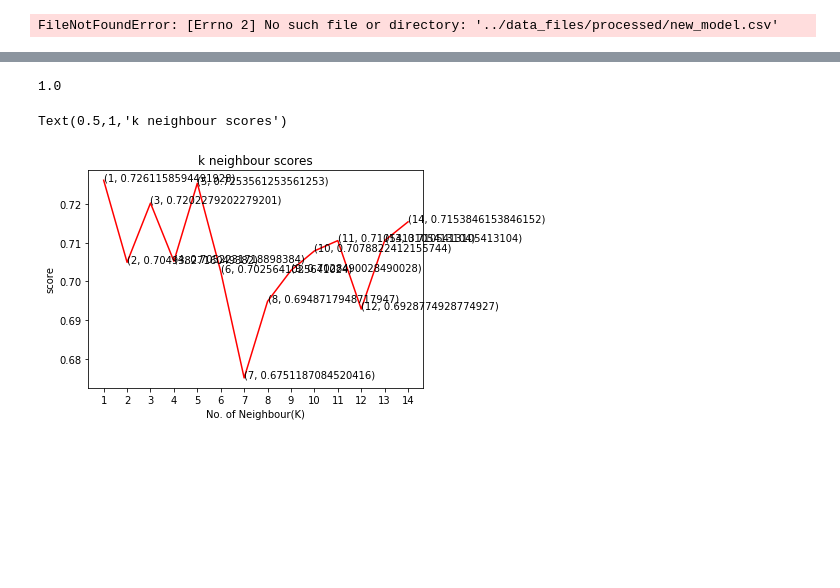
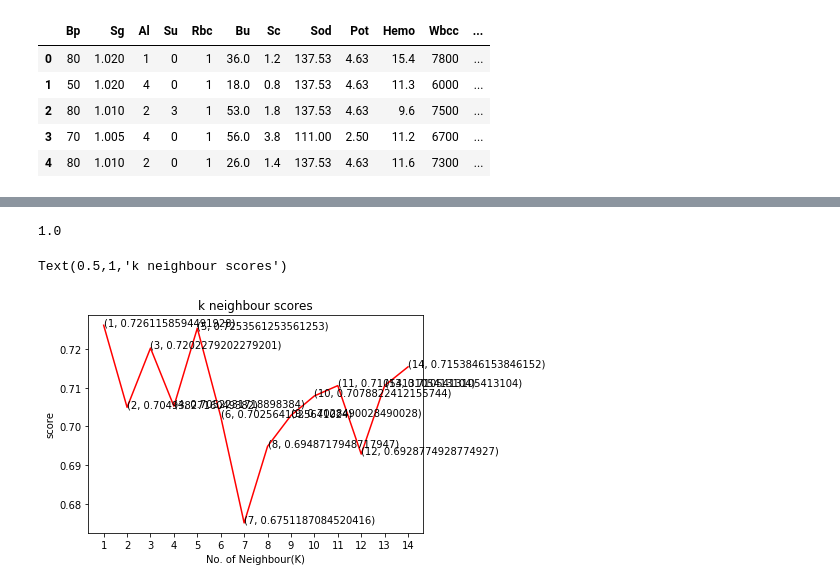
Before and after one commit to DemoProject40/Chronic_Kidney_Diseases_Prediction, a Jupyter notebook: notebooks/prediction.ipynb, the cells around one changed output, grey strips where cells are left out. Saved outputs shown, nothing was run; the diff lists cells and outputs as text; code cells hidden in the pictures; blank space fills up the shorter version.

```diff
--- a/notebooks/prediction.ipynb
+++ b/notebooks/prediction.ipynb
@@ -17,10 +17,15 @@ from sklearn.metrics import recall_score
 %matplotlib inline
 # %%
 path = '../data_files/processed/new_model.csv'
-df = pd.read_csv(path)
+df = pd.read_csv(path,sep = "\t")
 df.head()
 # %% [output]
-FileNotFoundError: [Errno 2] No such file or directory: '../data_files/processed/new_model.csv'
+|  | Bp | Sg | Al | Su | Rbc | Bu | Sc | Sod | Pot | Hemo | Wbcc | ... |
+| 0 | 80 | 1.020 | 1 | 0 | 1 | 36.0 | 1.2 | 137.53 | 4.63 | 15.4 | 7800 | ... |
+| 1 | 50 | 1.020 | 4 | 0 | 1 | 18.0 | 0.8 | 137.53 | 4.63 | 11.3 | 6000 | ... |
+| 2 | 80 | 1.010 | 2 | 3 | 1 | 53.0 | 1.8 | 137.53 | 4.63 | 9.6 | 7500 | ... |
+| 3 | 70 | 1.005 | 4 | 0 | 1 | 56.0 | 3.8 | 111.00 | 2.50 | 11.2 | 6700 | ... |
+| 4 | 80 | 1.010 | 2 | 0 | 1 | 26.0 | 1.4 | 137.53 | 4.63 | 11.6 | 7300 | ... |
 # %%
 data.describe()
 # %% [output]
```
Also changed, not shown: 2 other files.
